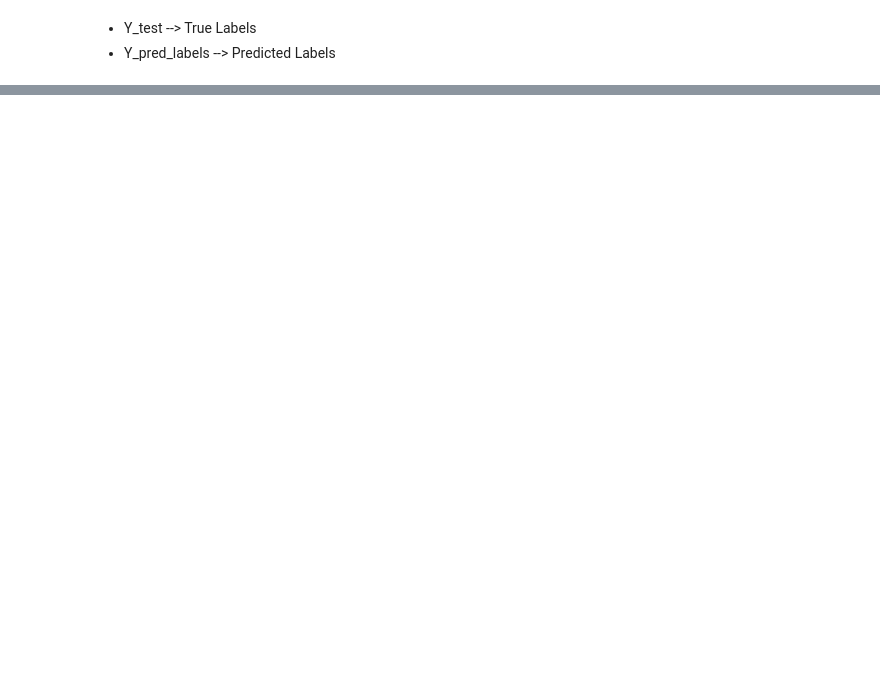
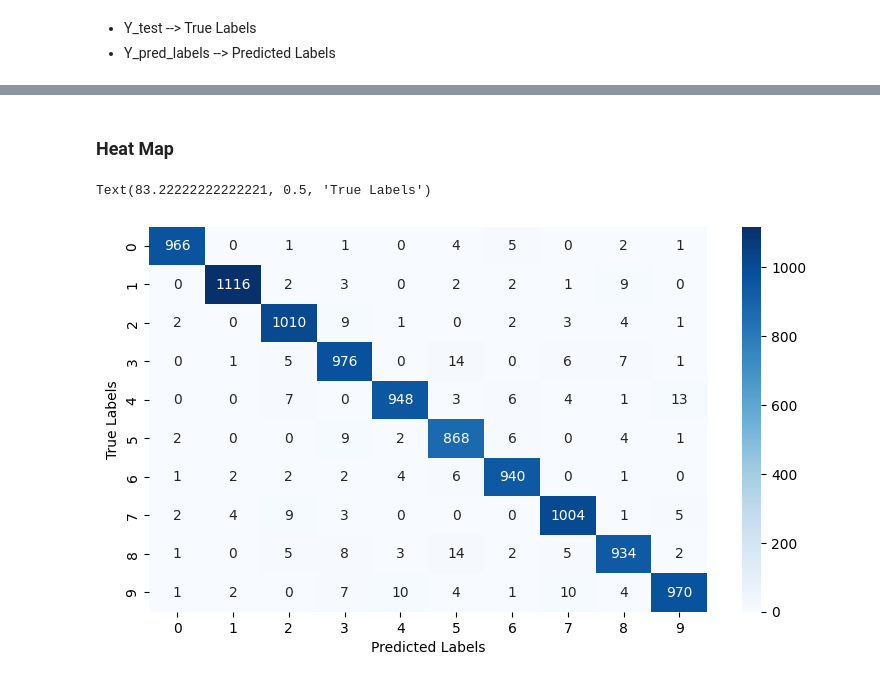
Before and after one commit to Kahkashan2708/MNIST_Digit_Classification, a Jupyter notebook: Untitled-1.ipynb, the cells around one changed output, grey strips where cells are left out. Cells and saved outputs as stored; diff of their text form; code cells hidden in the pictures; blank space fills up the shorter version.

Commit message:
Add confusion matrix and heatmap for model evaluation

```diff
--- a/Untitled-1.ipynb
+++ b/Untitled-1.ipynb
@@ -224,0 +216,3 @@ print(Y_pred_labels)
+# %%
+conf_mat=confusion_matrix(Y_test, Y_pred_labels)
+print(conf_mat)
@@ -224,0 +230,10 @@ print(Y_pred_labels)
+# %% [markdown]
+### Heat Map
+# %%
+plt.figure(figsize=(9,5))
+sns.heatmap(conf_mat,annot=True,fmt='d',cmap='Blues')
+plt.xlabel("Predicted Labels")
+plt.ylabel("True Labels")
+# %% [output]
+Text(83.22222222222221, 0.5, 'True Labels')
+[figure, added]
```
Also changed, not shown: parts of 8 cells of this notebook.
